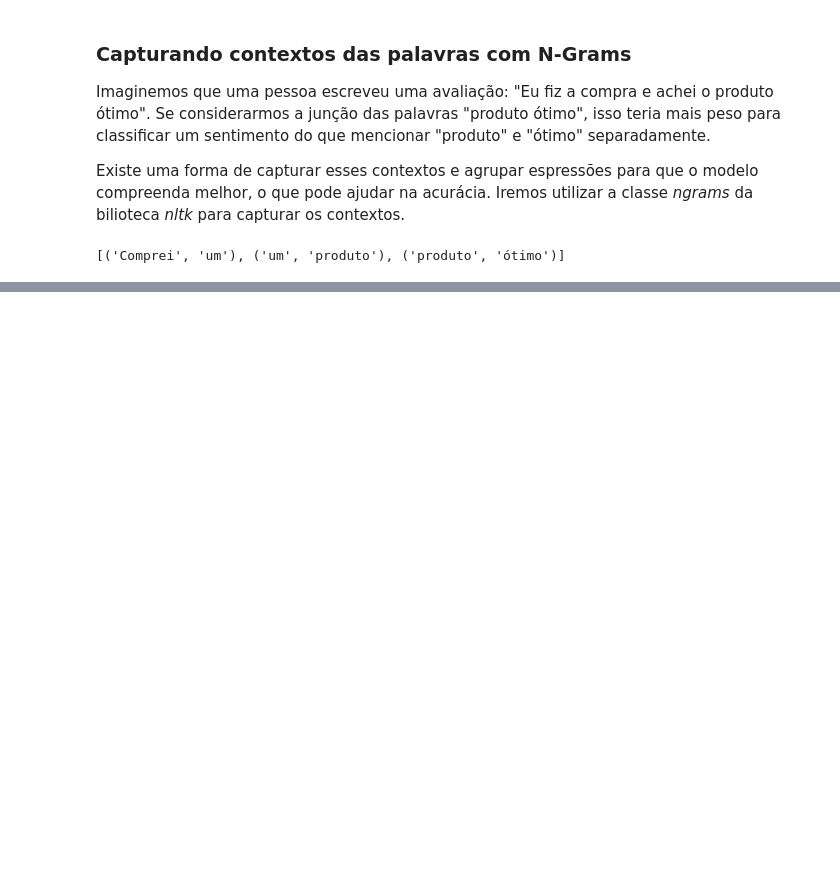
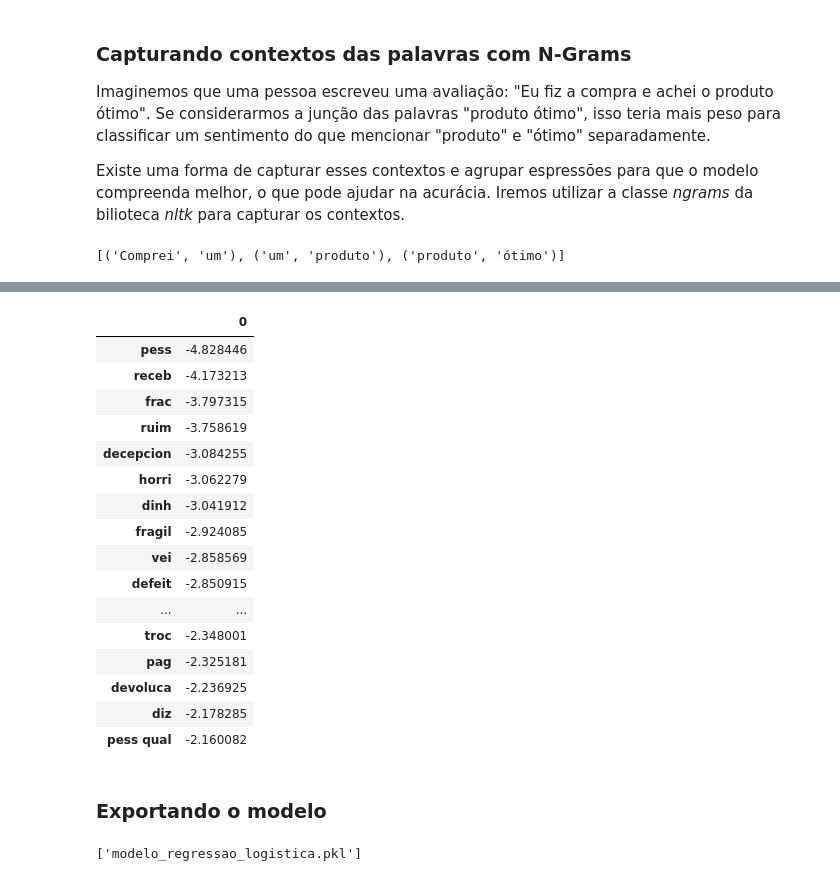
Before and after one commit to DiogoBotton/Machine_Learning_Training_Learn, a Jupyter notebook: Processamento_Linguagem_Natural/Analise_sentimento/processamento_dados_textuais.ipynb, the cells around one changed output, grey strips where cells are left out. Drawn from its saved outputs; the diff is of its cells as text; code cells hidden in the pictures; blank space fills up the shorter version.

```diff
--- a/Processamento_Linguagem_Natural/Analise_sentimento/processamento_dados_textuais.ipynb
+++ b/Processamento_Linguagem_Natural/Analise_sentimento/processamento_dados_textuais.ipynb
@@ -563,0 +592,30 @@ Acurácia do modelo considerando o peso de cada palavra": 88.08%
+# %%
+# Visualizando as palavras com pesos negativos
+pesos.nsmallest(20,0)
+# %% [output]
+|  | 0 |
+| pess | -4.828446 |
+| receb | -4.173213 |
+| frac | -3.797315 |
+| ruim | -3.758619 |
+| decepcion | -3.084255 |
+| horri | -3.062279 |
+| dinh | -3.041912 |
+| fragil | -2.924085 |
+| vei | -2.858569 |
+| defeit | -2.850915 |
+| ... | ... |
+| troc | -2.348001 |
+| pag | -2.325181 |
+| devoluca | -2.236925 |
+| diz | -2.178285 |
+| pess qual | -2.160082 |
+# %% [markdown]
+### Exportando o modelo
+# %%
+import joblib
+
+joblib.dump(tfidf, 'tfidf_vectorizer.pkl')
+joblib.dump(regressao_logistica, 'modelo_regressao_logistica.pkl')
+# %% [output]
+['modelo_regressao_logistica.pkl']
```
Also changed, not shown: parts of 7 cells of this notebook, 3 other files.
